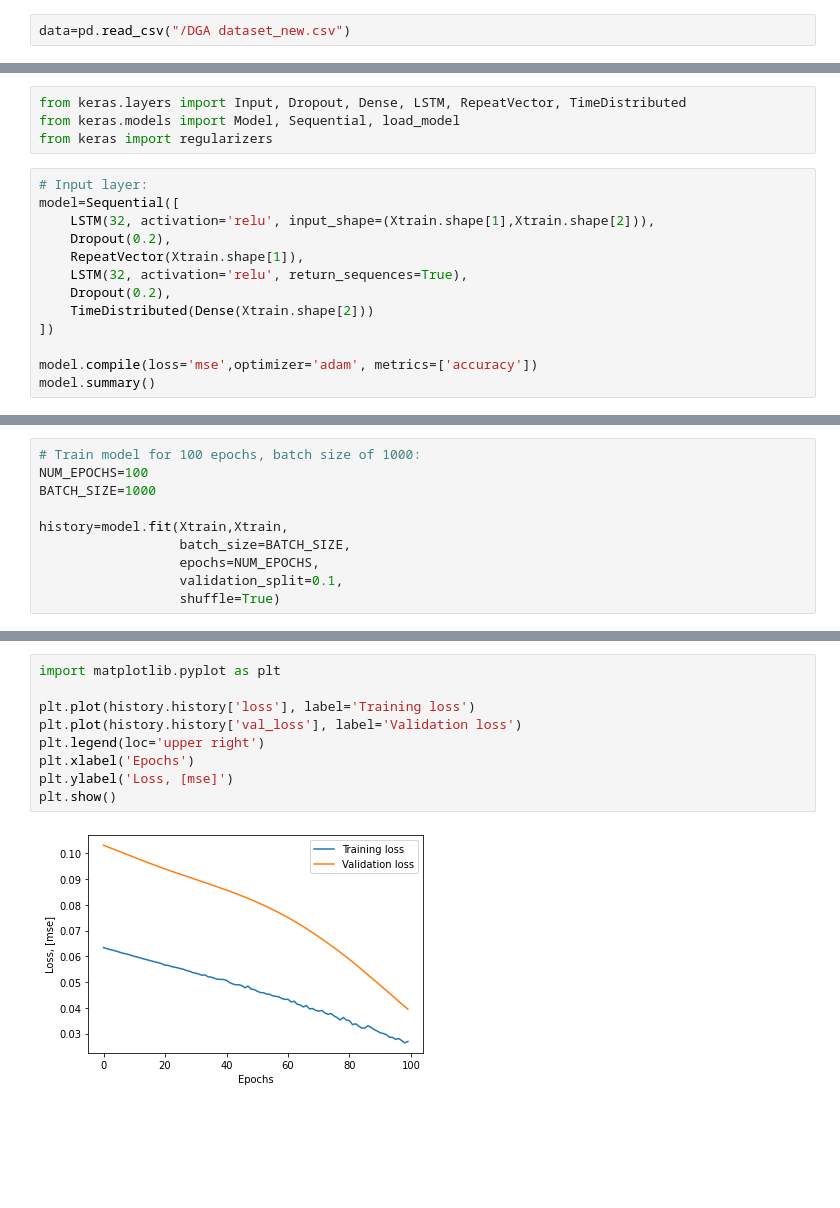
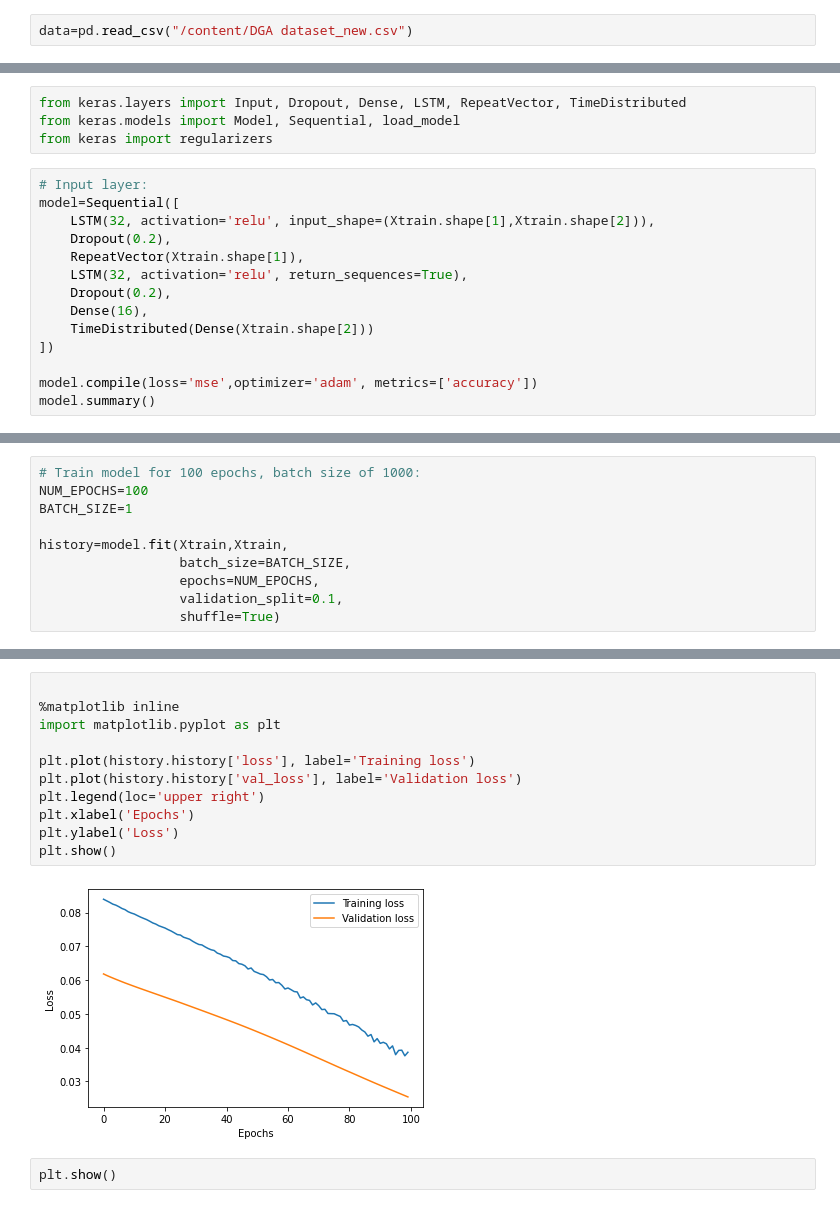
Before and after one commit to Kallukalluzzz/Mini-Project, a Jupyter notebook: LSTM_AUTOENCODER.ipynb, the cells around one changed output, grey strips where cells are left out. Saved outputs shown, nothing was run; the diff lists cells and outputs as text; blank space fills up the shorter version.

```diff
--- a/LSTM_AUTOENCODER.ipynb
+++ b/LSTM_AUTOENCODER.ipynb
@@ -10,5 +22,5 @@ from pandas_profiling import ProfileReport
 # %%
-data=pd.read_csv("/DGA dataset_new.csv")
+data=pd.read_csv("/content/DGA dataset_new.csv")
 # %%
 data
 # %% [output]
@@ -94,6 +102,7 @@ model=Sequential([
     RepeatVector(Xtrain.shape[1]),
     LSTM(32, activation='relu', return_sequences=True),
     Dropout(0.2),
+    Dense(16),
     TimeDistributed(Dense(Xtrain.shape[2]))
 ])
 
@@ -120,7 +129,7 @@ _________________________________________________________________
 # %%
 # Train model for 100 epochs, batch size of 1000:
 NUM_EPOCHS=100
-BATCH_SIZE=1000
+BATCH_SIZE=1
 
 history=model.fit(Xtrain,Xtrain,
                   batch_size=BATCH_SIZE,
@@ -148,11 +169,15 @@ Epoch 100/100
 # %%
+
+%matplotlib inline
 import matplotlib.pyplot as plt
 
 plt.plot(history.history['loss'], label='Training loss')
 plt.plot(history.history['val_loss'], label='Validation loss')
 plt.legend(loc='upper right')
 plt.xlabel('Epochs')
-plt.ylabel('Loss, [mse]')
+plt.ylabel('Loss')
 plt.show()
 # %% [output]
-[figure, old version]
+[figure, new version]
+# %%
+plt.show()
```
Also changed, not shown: parts of 6 cells of this notebook.
